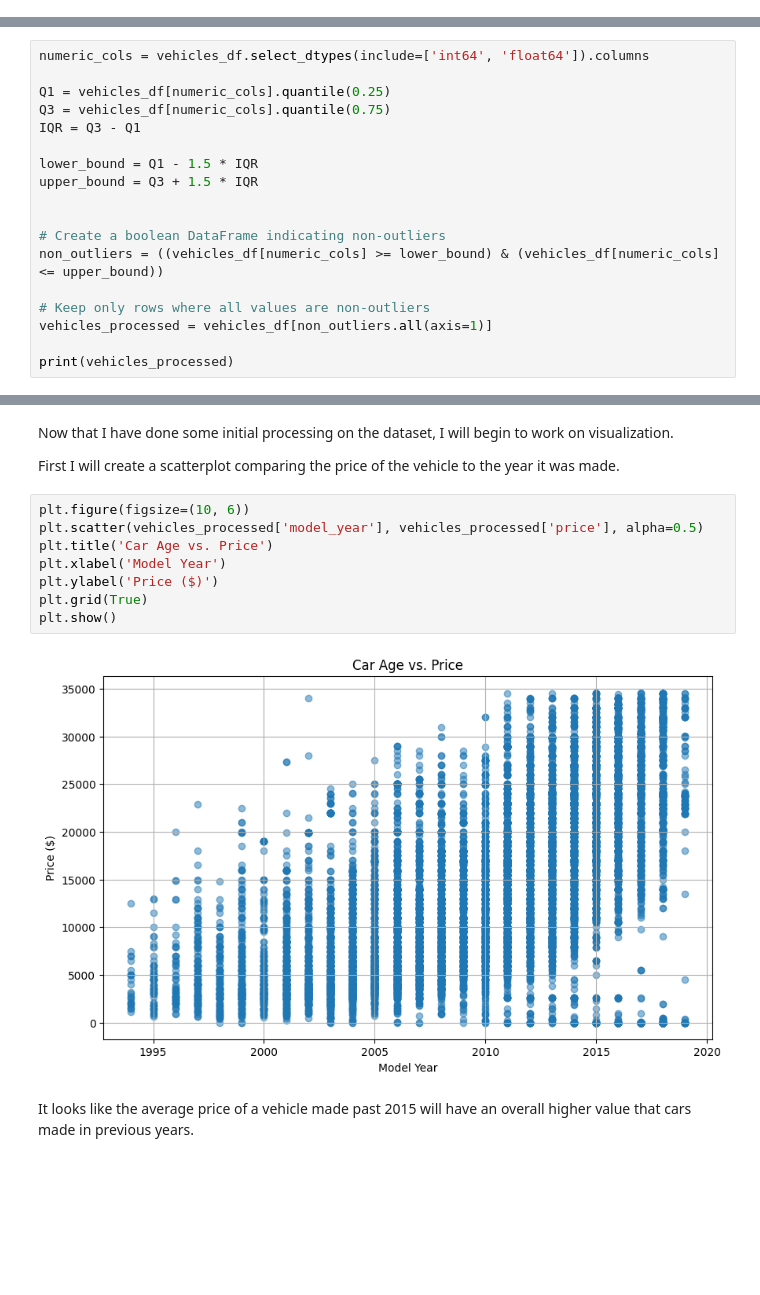
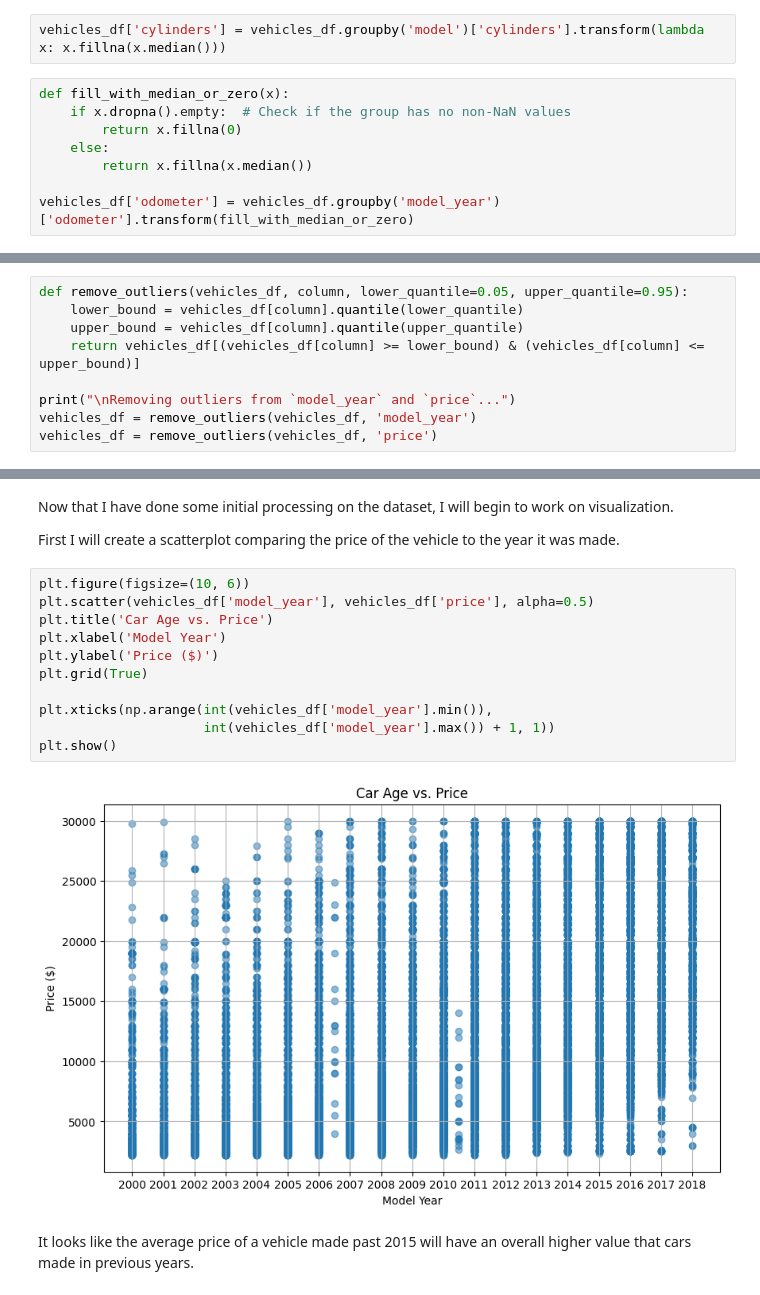
Before and after one commit to anave53/Sprint_four_project, a Jupyter notebook: project.ipynb, the cells around one changed output, grey strips where cells are left out. Cells and saved outputs as stored; diff of their text form; blank space fills up the shorter version.

```diff
--- a/project.ipynb
+++ b/project.ipynb
@@ -68,0 +56,10 @@ vehicles_df.dropna()
+# %%
+vehicles_df['cylinders'] = vehicles_df.groupby('model')['cylinders'].transform(lambda x: x.fillna(x.median()))
+# %%
+def fill_with_median_or_zero(x):
+    if x.dropna().empty:  # Check if the group has no non-NaN values
+        return x.fillna(0)
+    else:
+        return x.fillna(x.median())
+
+vehicles_df['odometer'] = vehicles_df.groupby('model_year')['odometer'].transform(fill_with_median_or_zero)
@@ -71,18 +81,0 @@ Final step before beginning visualization will be to remove any outliers from th
-# %%
-numeric_cols = vehicles_df.select_dtypes(include=['int64', 'float64']).columns
-
-Q1 = vehicles_df[numeric_cols].quantile(0.25)
-Q3 = vehicles_df[numeric_cols].quantile(0.75)
-IQR = Q3 - Q1
-
-lower_bound = Q1 - 1.5 * IQR
-upper_bound = Q3 + 1.5 * IQR
-
-
-# Create a boolean DataFrame indicating non-outliers
-non_outliers = ((vehicles_df[numeric_cols] >= lower_bound) & (vehicles_df[numeric_cols] <= upper_bound))
-
-# Keep only rows where all values are non-outliers
-vehicles_processed = vehicles_df[non_outliers.all(axis=1)]
-
-print(vehicles_processed)
@@ -106,0 +82,9 @@ print(vehicles_processed)
+# %%
+def remove_outliers(vehicles_df, column, lower_quantile=0.05, upper_quantile=0.95):
+    lower_bound = vehicles_df[column].quantile(lower_quantile)
+    upper_bound = vehicles_df[column].quantile(upper_quantile)
+    return vehicles_df[(vehicles_df[column] >= lower_bound) & (vehicles_df[column] <= upper_bound)]
+
+print("\nRemoving outliers from `model_year` and `price`...")
+vehicles_df = remove_outliers(vehicles_df, 'model_year')
+vehicles_df = remove_outliers(vehicles_df, 'price')
@@ -110,14 +113,17 @@ Now that I have done some initial processing on the dataset, I will begin to wor
 First I will create a scatterplot comparing the price of the vehicle to the year it was made.
 # %%
 plt.figure(figsize=(10, 6))
-plt.scatter(vehicles_processed['model_year'], vehicles_processed['price'], alpha=0.5)
+plt.scatter(vehicles_df['model_year'], vehicles_df['price'], alpha=0.5)
 plt.title('Car Age vs. Price')
 plt.xlabel('Model Year')
 plt.ylabel('Price ($)')
 plt.grid(True)
+
+plt.xticks(np.arange(int(vehicles_df['model_year'].min()),
+                     int(vehicles_df['model_year'].max()) + 1, 1))
 plt.show()
 # %% [output]
-[figure, old version]
+[figure, new version]
 # %% [markdown]
 It looks like the average price of a vehicle made past 2015 will have an overall higher value that cars made in previous years.
 # %%
```
Also changed, not shown: parts of 10 cells of this notebook.
